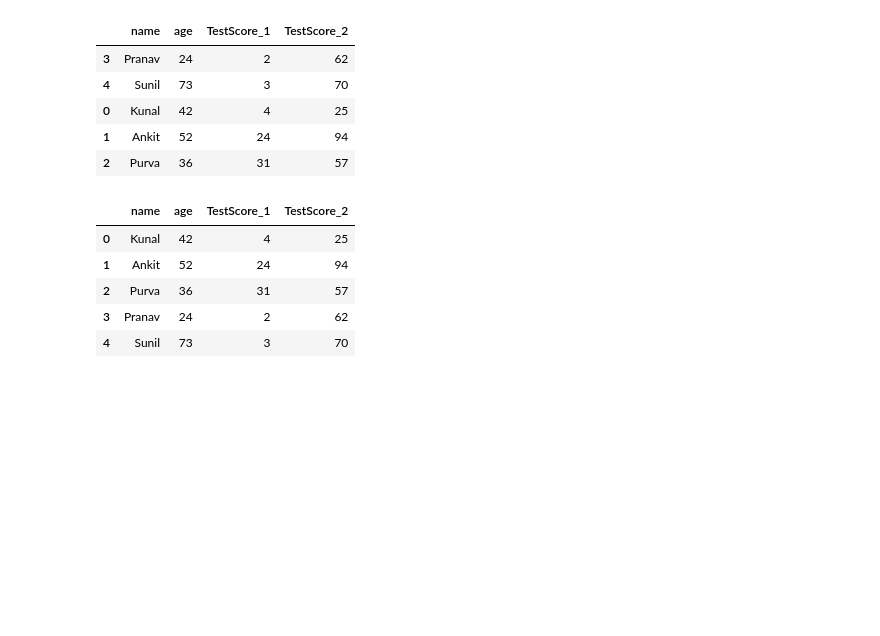
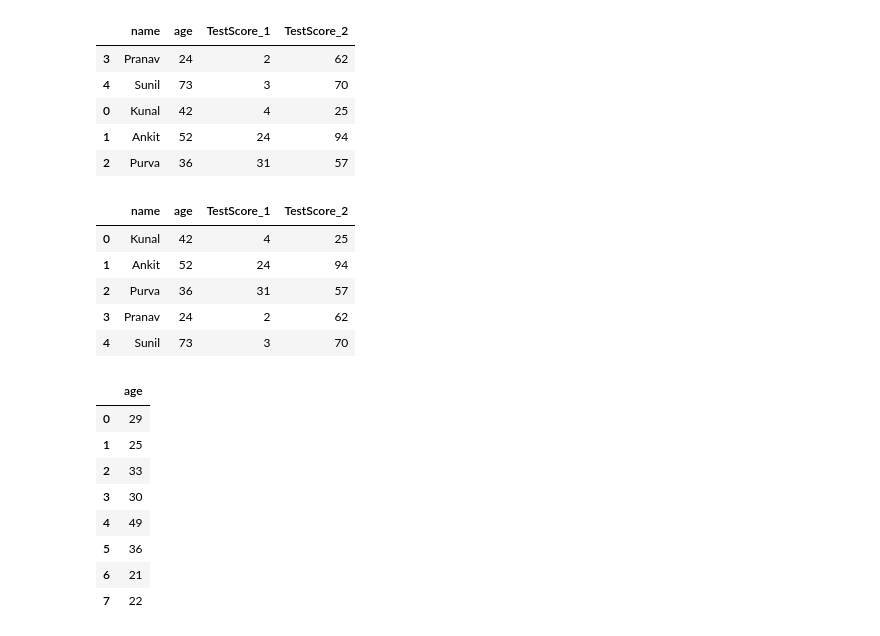
Before and after one commit to Ashik9576/Python-Codes, a Jupyter notebook: All_about_Python.ipynb, the cells around one changed output. Drawn from its saved outputs; the diff is of its cells as text; code cells hidden in the pictures; blank space fills up the shorter version.

```diff
--- a/All_about_Python.ipynb
+++ b/All_about_Python.ipynb
@@ -335,0 +339,12 @@ df
+# %%
+df_ages
+# %% [output]
+|  | age |
+| 0 | 29 |
+| 1 | 25 |
+| 2 | 33 |
+| 3 | 30 |
+| 4 | 49 |
+| 5 | 36 |
+| 6 | 21 |
+| 7 | 22 |
```
Also changed, not shown: parts of 12 cells of this notebook.
